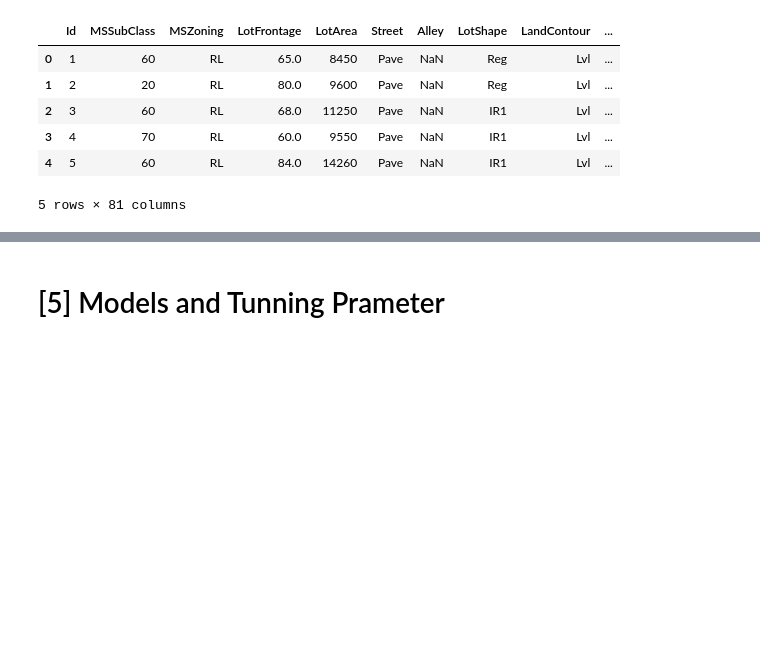
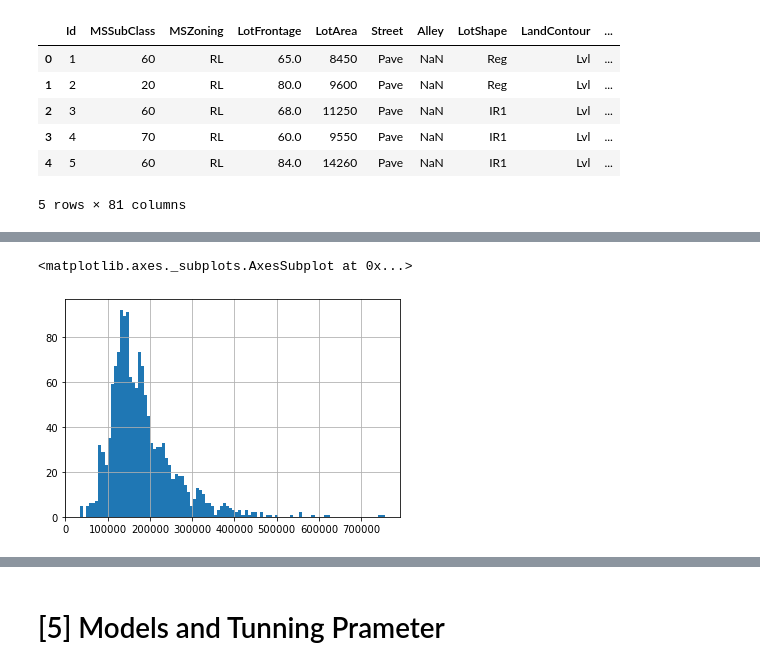
Before and after one commit to mawada-sweis/house-pricing-EDA, a Jupyter notebook: model.ipynb, the cells around one changed output, grey strips where cells are left out. Cells and saved outputs as stored; diff of their text form; code cells hidden in the pictures; blank space fills up the shorter version.

```diff
--- a/model.ipynb
+++ b/model.ipynb
@@ -118,0 +138,11 @@ missing_stats
+# %%
+"""Fill the missing values
+[object data type feature] : [Fill with mostly used value]
+[float data type feature] : [Fill with mean value]
+"""
+for column in missing_stats['feature'] :
+    if np.dtype(data[column]) == 'object' :
+        mostly_used = data[column].value_counts().reset_index()['index'][0]
+        data[column].fillna(mostly_used, inplace=True)
+    if  np.dtype(data[column]) == 'float64':
+        data[column].fillna(data[column].mean(), inplace=True)
@@ -118,0 +158,11 @@ missing_stats
+# %%
+""" Display target variable as histogram to
+view skwed and outlier if any.
+
+[x-axis]:[sale price feature]
+[y-axis]:[frequency of each sale price value]
+"""
+data['SalePrice'].hist(bins=100)
+# %% [output]
+<matplotlib.axes._subplots.AxesSubplot at 0x...>
+[figure, added]
```
Also changed, not shown: parts of 28 cells of this notebook.
